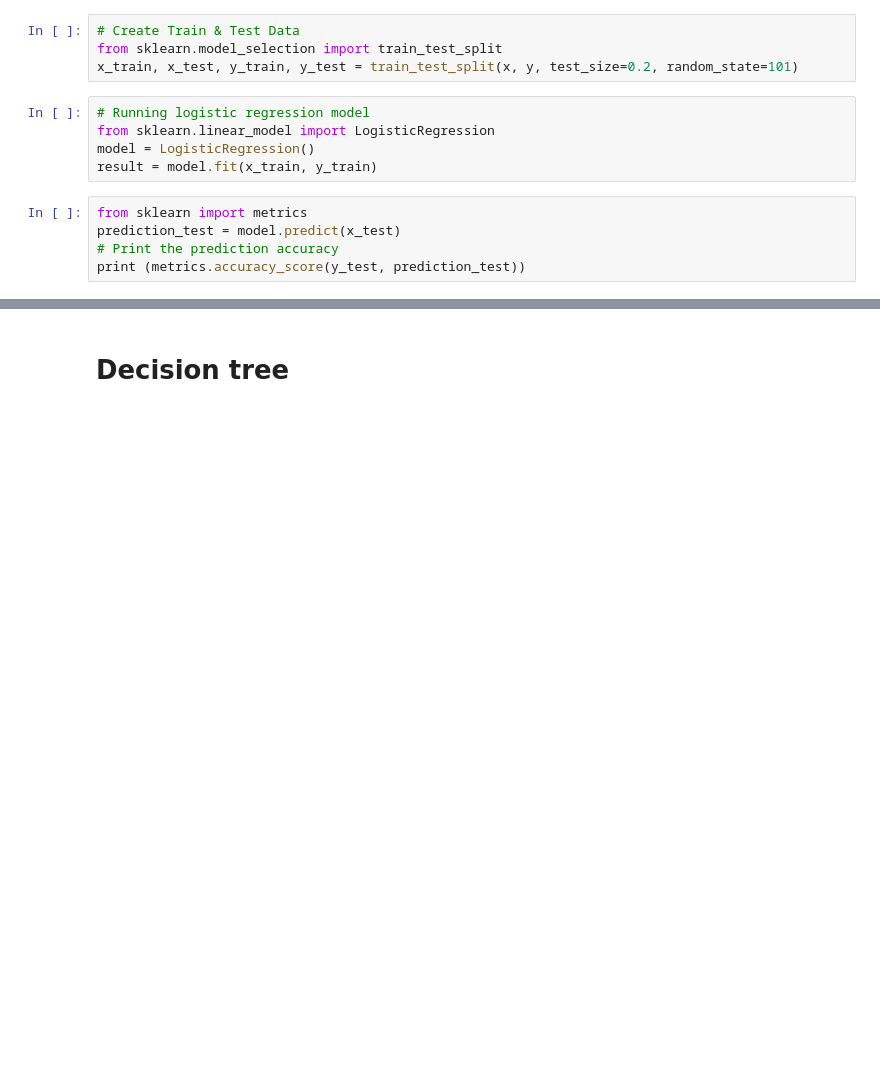
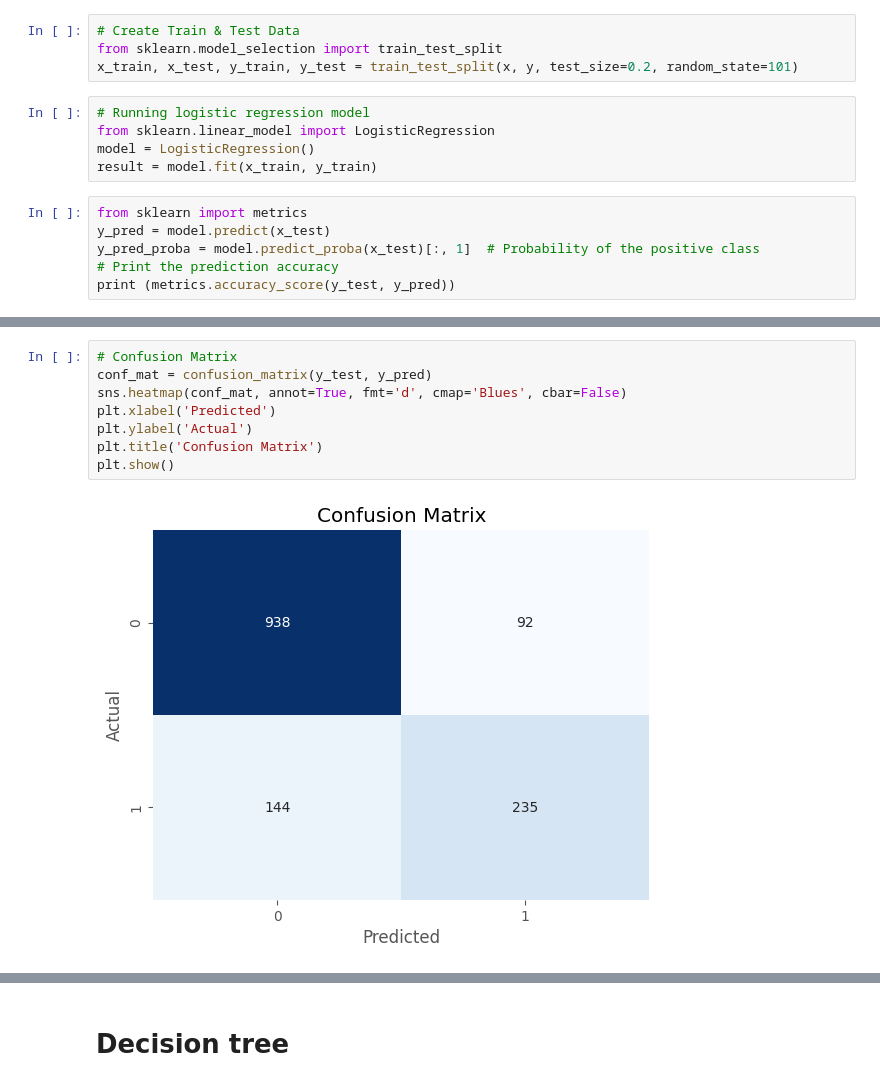
Before and after one commit to oneeyed-yggdrasil/CustomerSatisfaction, a Jupyter notebook: cc_new_01.ipynb, the cells around one changed output, grey strips where cells are left out. Cells and saved outputs as stored; diff of their text form; blank space fills up the shorter version.

```diff
--- a/cc_new_01.ipynb
+++ b/cc_new_01.ipynb
@@ -777,6 +791,7 @@ model = LogisticRegression()
 result = model.fit(x_train, y_train)
 # %%
 from sklearn import metrics
-prediction_test = model.predict(x_test)
+y_pred = model.predict(x_test)
+y_pred_proba = model.predict_proba(x_test)[:, 1]  # Probability of the positive class
 # Print the prediction accuracy
-print (metrics.accuracy_score(y_test, prediction_test))
+print (metrics.accuracy_score(y_test, y_pred))
@@ -782,0 +814,10 @@ print (metrics.accuracy_score(y_test, prediction_test))
+# %%
+# Confusion Matrix
+conf_mat = confusion_matrix(y_test, y_pred)
+sns.heatmap(conf_mat, annot=True, fmt='d', cmap='Blues', cbar=False)
+plt.xlabel('Predicted')
+plt.ylabel('Actual')
+plt.title('Confusion Matrix')
+plt.show()
+# %% [output]
+[figure, added]
```
Also changed, not shown: parts of 11 cells of this notebook, 1 other file.
